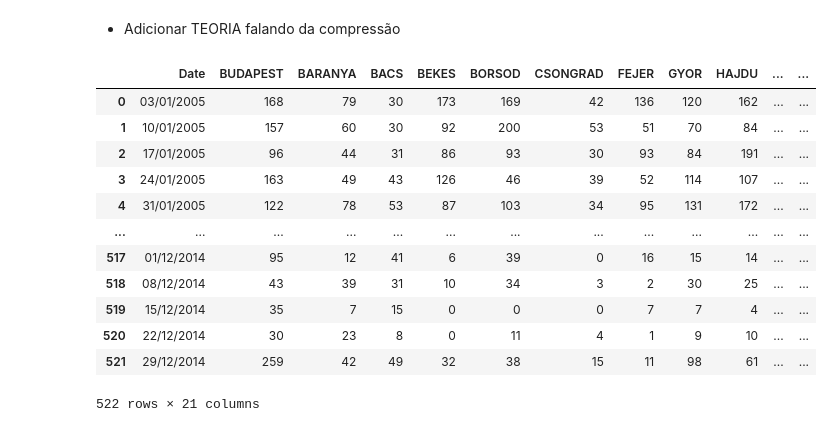
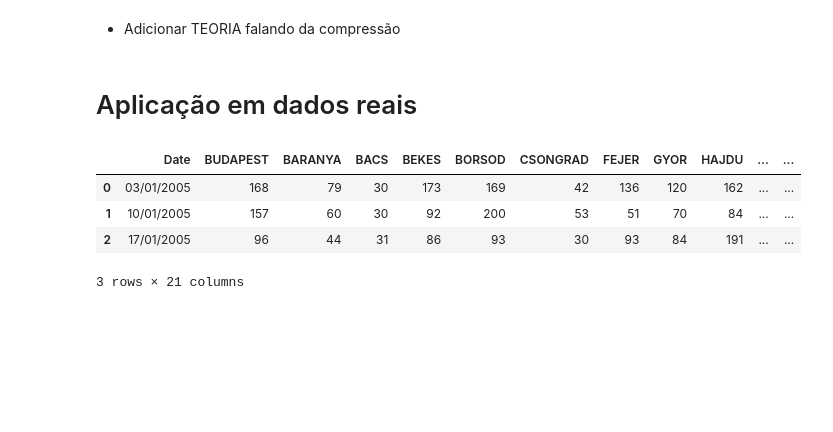
Before and after one commit to andregdmitri/SME0243_TeoriaEspectral, a Jupyter notebook: T1_TeoriaEspectral.ipynb, the cells around one changed output. Cells and saved outputs as stored; diff of their text form; code cells hidden in the pictures; blank space fills up the shorter version.

```diff
--- a/T1_TeoriaEspectral.ipynb
+++ b/T1_TeoriaEspectral.ipynb
@@ -105,0 +104,2 @@ import CodeNonato.GFT as GFT
+# %% [markdown]
+# Aplicação em dados reais
@@ -106,18 +111,10 @@ import CodeNonato.GFT as GFT
 # %%
-import pandas as pd
-pd.read_csv('data/hungary_chickenpox.csv')
+df_pox = pd.read_csv('data/hungary_chickenpox.csv')
+df_pox.head(3)
 # %% [output]
 |  | Date | BUDAPEST | BARANYA | BACS | BEKES | BORSOD | CSONGRAD | FEJER | GYOR | HAJDU | ... | ... |
 | 0 | 03/01/2005 | 168 | 79 | 30 | 173 | 169 | 42 | 136 | 120 | 162 | ... | ... |
 | 1 | 10/01/2005 | 157 | 60 | 30 | 92 | 200 | 53 | 51 | 70 | 84 | ... | ... |
 | 2 | 17/01/2005 | 96 | 44 | 31 | 86 | 93 | 30 | 93 | 84 | 191 | ... | ... |
-| 3 | 24/01/2005 | 163 | 49 | 43 | 126 | 46 | 39 | 52 | 114 | 107 | ... | ... |
-| 4 | 31/01/2005 | 122 | 78 | 53 | 87 | 103 | 34 | 95 | 131 | 172 | ... | ... |
-| ... | ... | ... | ... | ... | ... | ... | ... | ... | ... | ... | ... | ... |
-| 517 | 01/12/2014 | 95 | 12 | 41 | 6 | 39 | 0 | 16 | 15 | 14 | ... | ... |
-| 518 | 08/12/2014 | 43 | 39 | 31 | 10 | 34 | 3 | 2 | 30 | 25 | ... | ... |
-| 519 | 15/12/2014 | 35 | 7 | 15 | 0 | 0 | 0 | 7 | 7 | 4 | ... | ... |
-| 520 | 22/12/2014 | 30 | 23 | 8 | 0 | 11 | 4 | 1 | 9 | 10 | ... | ... |
-| 521 | 29/12/2014 | 259 | 42 | 49 | 32 | 38 | 15 | 11 | 98 | 61 | ... | ... |
-522 rows × 21 columns
+3 rows × 21 columns
 # %%
```
Also changed, not shown: parts of 7 cells of this notebook.
